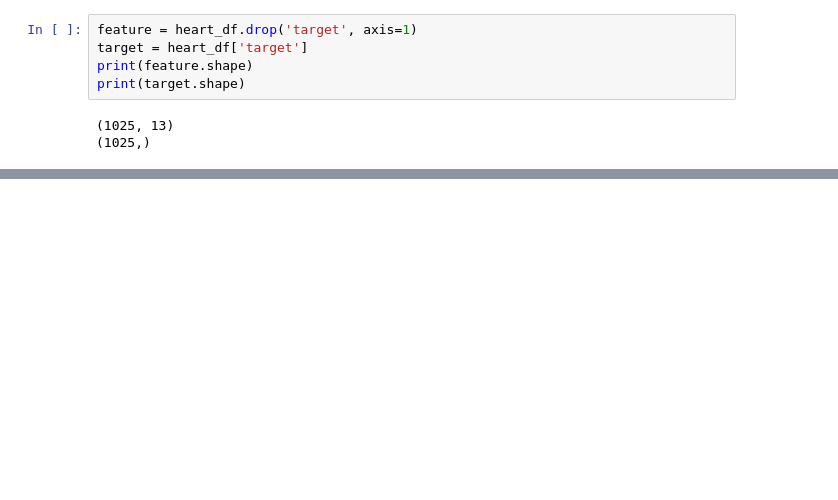
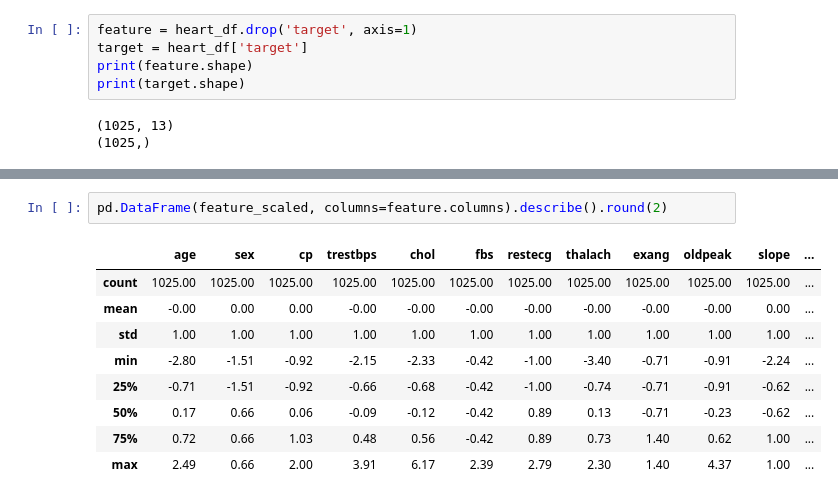
Before and after one commit to danieldhats7/learn_sklearn, a Jupyter notebook: 00_heart.ipynb, the cells around one changed output, grey strips where cells are left out. Saved outputs shown, nothing was run; the diff lists cells and outputs as text; blank space fills up the shorter version.

```diff
--- a/00_heart.ipynb
+++ b/00_heart.ipynb
@@ -86,0 +65,12 @@ array([[<AxesSubplot:xlabel='age', ylabel='age'>,
+# %%
+pd.DataFrame(feature_scaled, columns=feature.columns).describe().round(2)
+# %% [output]
+|  | age | sex | cp | trestbps | chol | fbs | restecg | thalach | exang | oldpeak | slope | ... |
+| count | 1025.00 | 1025.00 | 1025.00 | 1025.00 | 1025.00 | 1025.00 | 1025.00 | 1025.00 | 1025.00 | 1025.00 | 1025.00 | ... |
+| mean | -0.00 | 0.00 | 0.00 | -0.00 | -0.00 | -0.00 | -0.00 | -0.00 | -0.00 | -0.00 | 0.00 | ... |
+| std | 1.00 | 1.00 | 1.00 | 1.00 | 1.00 | 1.00 | 1.00 | 1.00 | 1.00 | 1.00 | 1.00 | ... |
+| min | -2.80 | -1.51 | -0.92 | -2.15 | -2.33 | -0.42 | -1.00 | -3.40 | -0.71 | -0.91 | -2.24 | ... |
+| 25% | -0.71 | -1.51 | -0.92 | -0.66 | -0.68 | -0.42 | -1.00 | -0.74 | -0.71 | -0.91 | -0.62 | ... |
+| 50% | 0.17 | 0.66 | 0.06 | -0.09 | -0.12 | -0.42 | 0.89 | 0.13 | -0.71 | -0.23 | -0.62 | ... |
+| 75% | 0.72 | 0.66 | 1.03 | 0.48 | 0.56 | -0.42 | 0.89 | 0.73 | 1.40 | 0.62 | 1.00 | ... |
+| max | 2.49 | 0.66 | 2.00 | 3.91 | 6.17 | 2.39 | 2.79 | 2.30 | 1.40 | 4.37 | 1.00 | ... |
```
Also changed, not shown: parts of 28 cells of this notebook, 1 other file.
